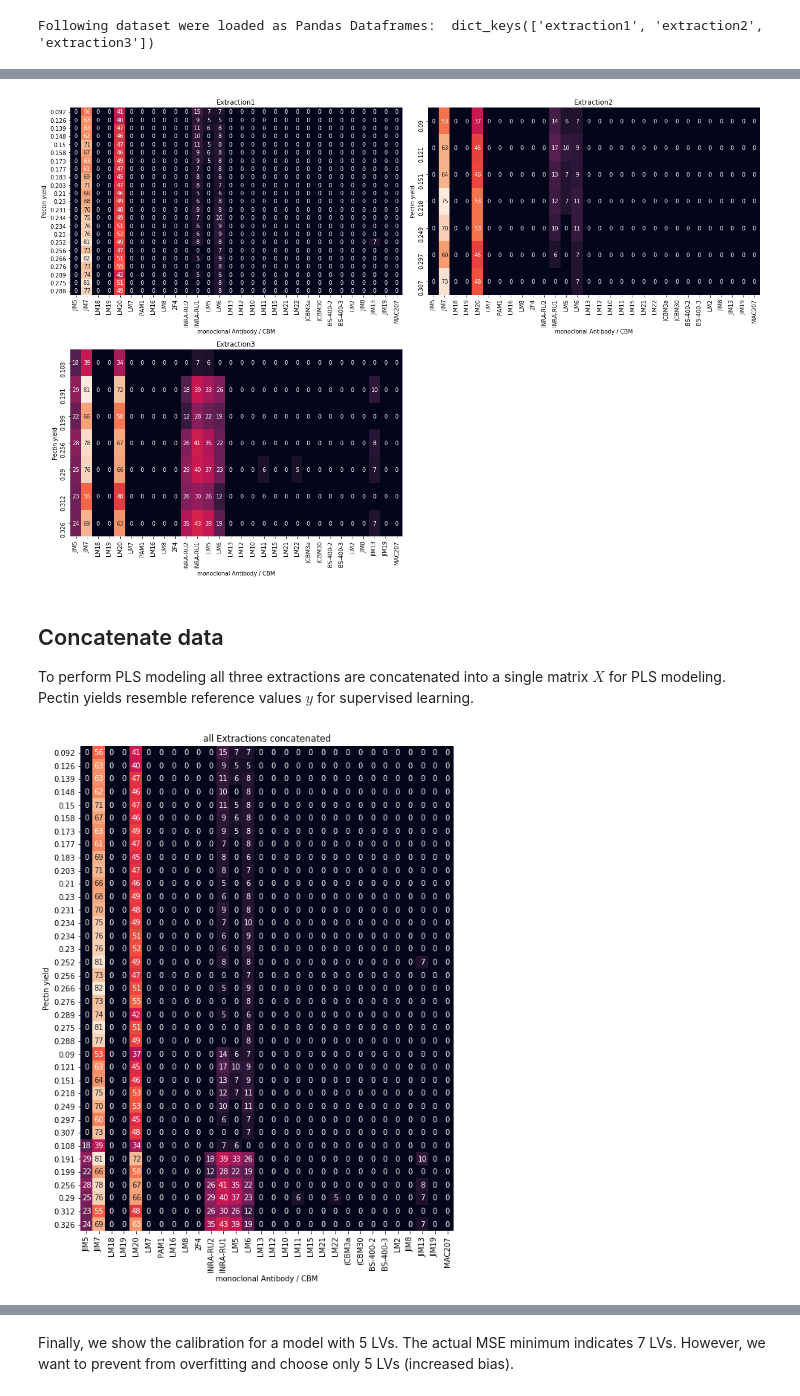
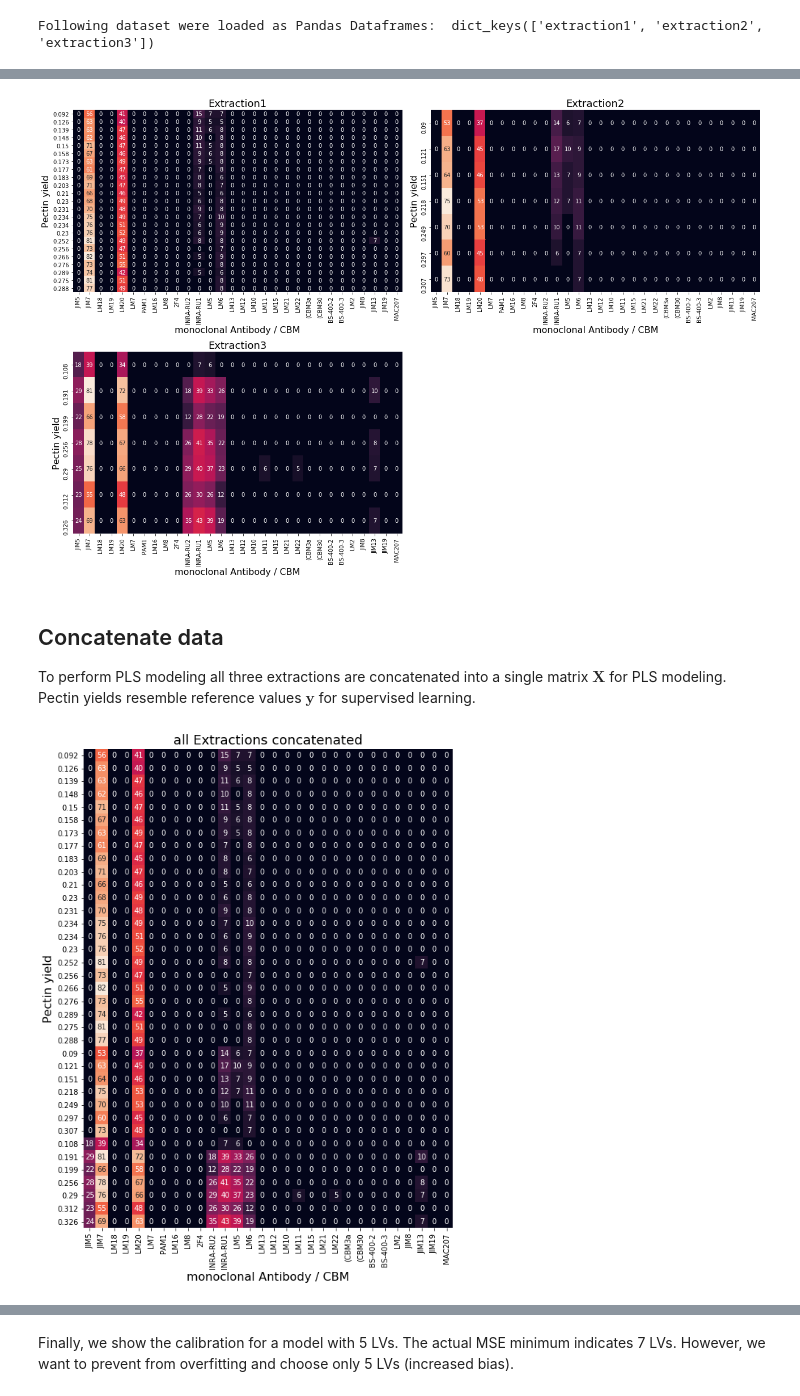
Before and after one commit to DTUComputeStatisticsAndDataAnalysis/MBPLS, a Jupyter notebook: examples/real_world_applications/Carbohydrate_Microarray_PLS.ipynb, the cells around one changed output, grey strips where cells are left out. Drawn from its saved outputs; the diff is of its cells as text; code cells hidden in the pictures.

```diff
--- a/examples/real_world_applications/Carbohydrate_Microarray_PLS.ipynb
+++ b/examples/real_world_applications/Carbohydrate_Microarray_PLS.ipynb
@@ -28,30 +28,30 @@ sns.heatmap(extraction2, ax=ax[0][1], annot=True, cbar=False)
 sns.heatmap(extraction3, ax=ax[1][0], annot=True, cbar=False)
 ax[1][1].axis('off')
 
-ax[0][0].set_title('Extraction1')
-ax[0][1].set_title('Extraction2')
-ax[1][0].set_title('Extraction3')
-ax[0][0].set_xlabel('monoclonal Antibody / CBM')
-ax[0][1].set_xlabel('monoclonal Antibody / CBM')
-ax[1][0].set_xlabel('monoclonal Antibody / CBM')
-ax[0][0].set_ylabel('Pectin yield')
-ax[0][1].set_ylabel('Pectin yield')
-ax[1][0].set_ylabel('Pectin yield')
+ax[0][0].set_title('Extraction1', fontsize=18)
+ax[0][1].set_title('Extraction2', fontsize=18)
+ax[1][0].set_title('Extraction3', fontsize=18)
+ax[0][0].set_xlabel('monoclonal Antibody / CBM', fontsize=16)
+ax[0][1].set_xlabel('monoclonal Antibody / CBM', fontsize=16)
+ax[1][0].set_xlabel('monoclonal Antibody / CBM', fontsize=16)
+ax[0][0].set_ylabel('Pectin yield', fontsize=16)
+ax[0][1].set_ylabel('Pectin yield', fontsize=16)
+ax[1][0].set_ylabel('Pectin yield', fontsize=16)
 plt.tight_layout()
 # %% [output]
-[figure, old version]
+[figure, new version]
 # %% [markdown]
 ## Concatenate data
-To perform PLS modeling all three extractions are concatenated into a single matrix $X$ for PLS modeling. Pectin yields resemble reference values $y$ for supervised learning.
+To perform PLS modeling all three extractions are concatenated into a single matrix $\textbf{X}$ for PLS modeling. Pectin yields resemble reference values $\textbf{y}$ for supervised learning.
 # %%
 extractions_all = pd.concat((extraction1, extraction2, extraction3),axis=0)
 yield_all = extractions_all.index
 # %%
 plt.figure(figsize=(9,12))
 sns.heatmap(extractions_all, annot=True, cbar=False)
-plt.title('all Extractions concatenated')
-plt.xlabel('monoclonal Antibody / CBM')
-plt.ylabel('Pectin yield');
+plt.title('all Extractions concatenated', fontsize=18)
+plt.xlabel('monoclonal Antibody / CBM', fontsize=16)
+plt.ylabel('Pectin yield', fontsize=16);
 # %% [output]
-[figure, old version]
+[figure, new version]
 # %% [markdown]
```
Also changed, not shown: parts of 11 cells of this notebook, 3 other files.
